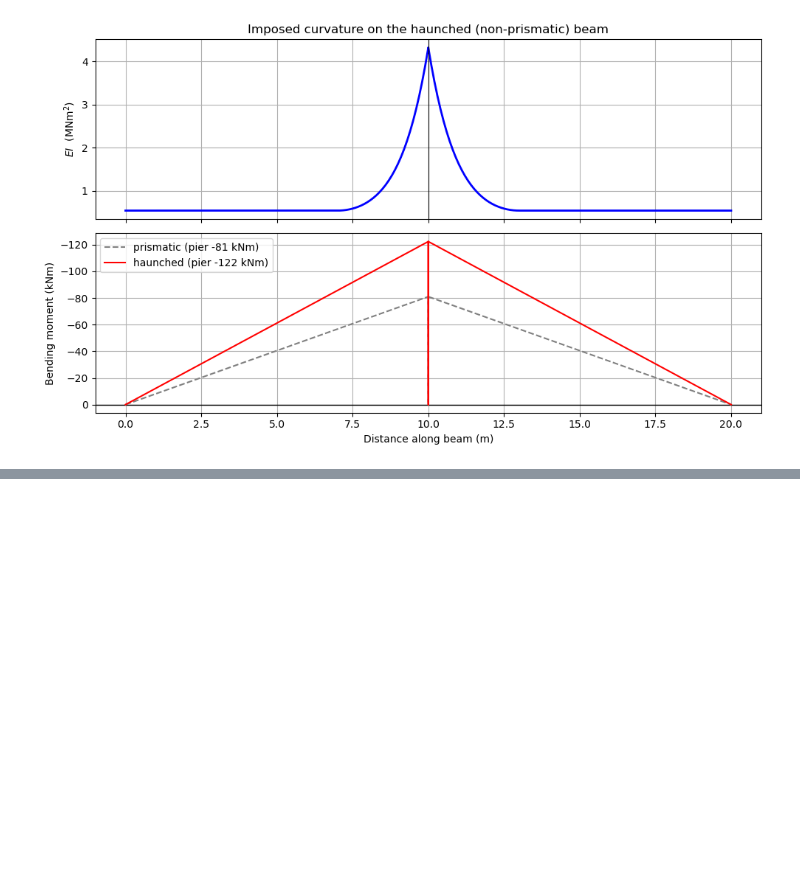
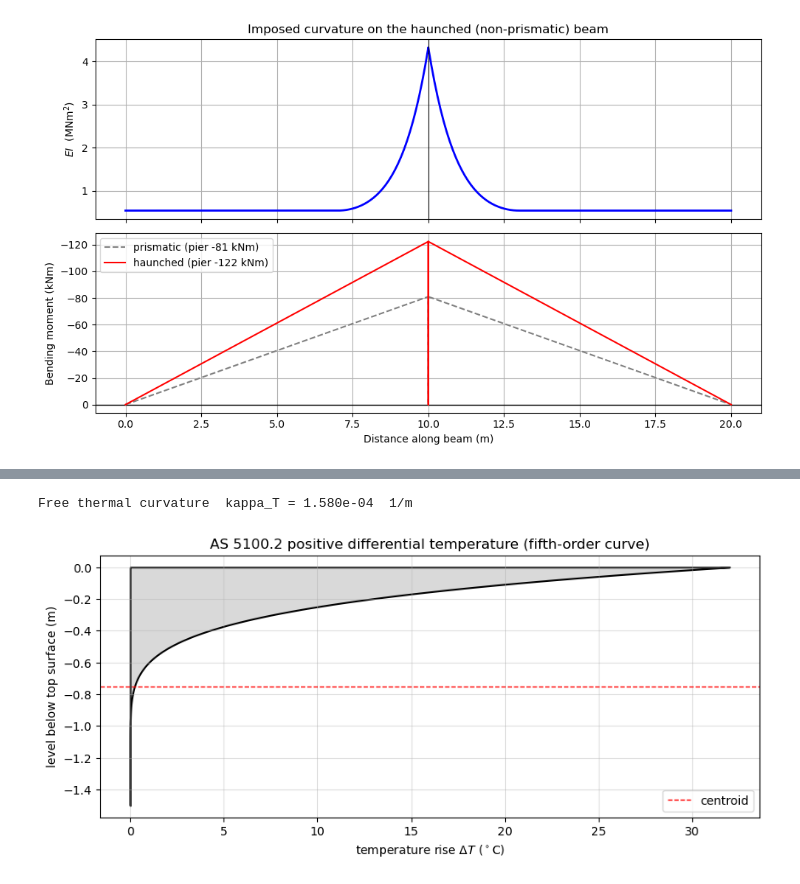
Before and after one commit to ccaprani/pycba, a Jupyter notebook: docs/source/notebooks/creep_shrinkage_thermal.ipynb, the cells around one changed output, grey strips where cells are left out. Saved outputs shown, nothing was run; the diff lists cells and outputs as text; code cells hidden in the pictures; blank space fills up the shorter version.

```diff
--- a/docs/source/notebooks/imposed_curvature.ipynb
+++ b/docs/source/notebooks/creep_shrinkage_thermal.ipynb
@@ -140,0 +148,28 @@ fig.tight_layout()
+# %%
+# AS 5100.2 Cl 18.3 positive (heating) gradient: Priestley fifth-order curve.
+alpha = 12e-6                 # concrete thermal expansion, 1/degC (AS 5100.2)
+d, b = 1.5, 1.0               # deck depth and a unit-width strip (m)
+dT_top, y_grad = 32.0, 1.2    # peak surface rise (degC) and gradient depth (m)
+
+def dT(y):                    # positive gradient; y = depth below the top surface (m)
+    y = np.asarray(y, float)
+    return np.where(y <= y_grad, dT_top * (1.0 - y / y_grad) ** 5, 0.0)
+
+yc = d / 2.0                              # centroid depth (solid rectangular deck)
+Igross = b * d ** 3 / 12.0
+y = np.linspace(0.0, d, 2001)
+kappa_T = alpha / Igross * np.trapezoid(dT(y) * (yc - y) * b, y)
+print(f"Free thermal curvature  kappa_T = {kappa_T:.3e}  1/m")
+
+# the imposed temperature profile through the depth
+fig, ax = plt.subplots(figsize=(10, 4))
+ax.fill_betweenx(-y, 0.0, dT(y), facecolor="0.85", edgecolor="k", lw=1.5)
+ax.axhline(-yc, color="r", ls="--", lw=1.0, label="centroid")
+ax.set_xlabel("temperature rise $\\Delta T$ ($^\\circ$C)")
+ax.set_ylabel("level below top surface (m)")
+ax.set_title("AS 5100.2 positive differential temperature (fifth-order curve)")
+ax.legend(loc="lower right")
+ax.grid(True, alpha=0.4);
+# %% [output]
+Free thermal curvature  kappa_T = 1.580e-04  1/m
+[figure, added]
```
Also changed, not shown: parts of 3 cells of this notebook, 2 other files.
